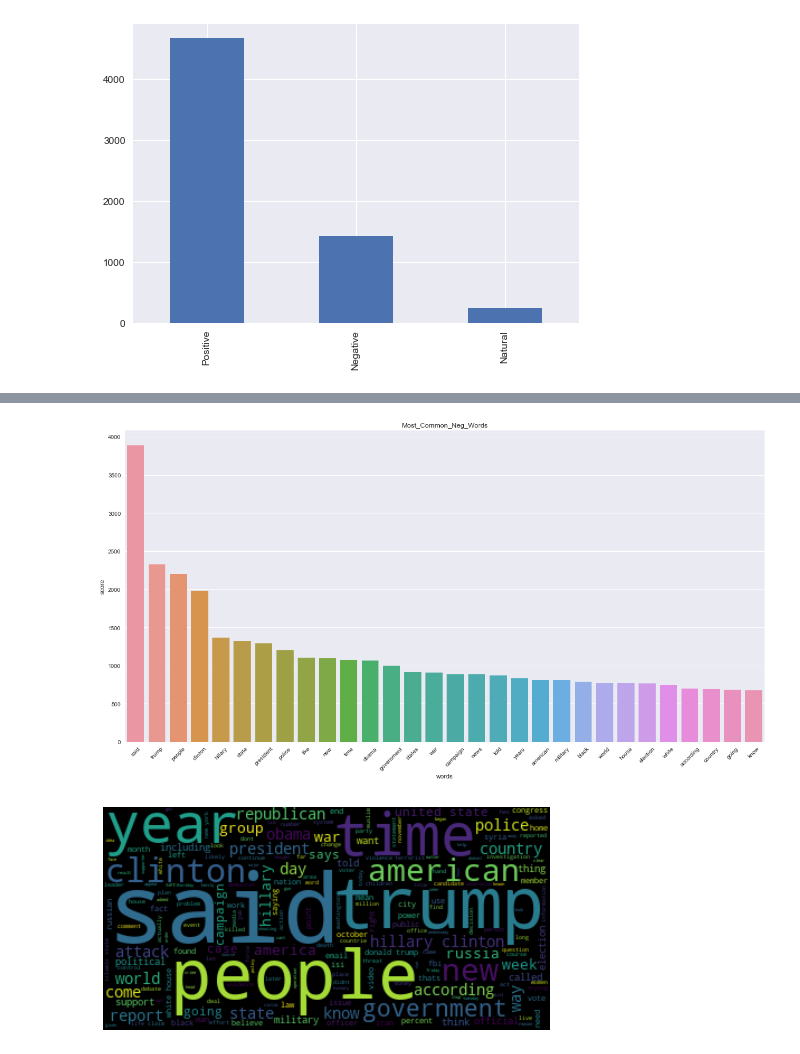
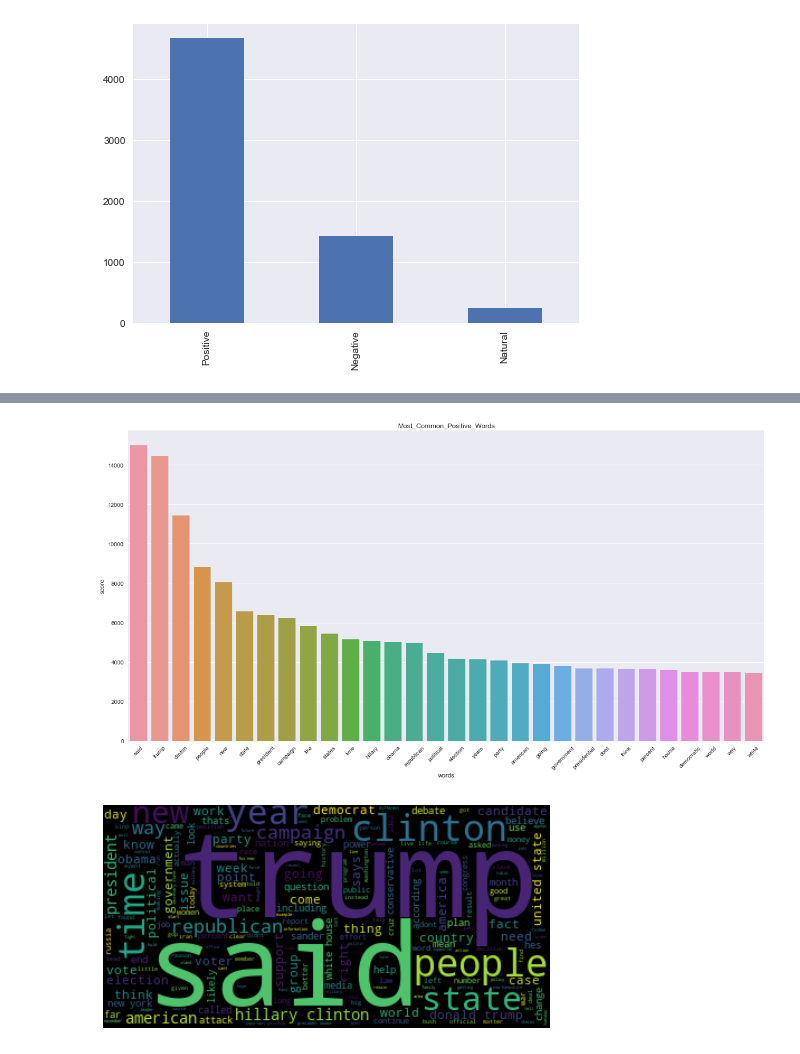
Before and after one commit to atif4/projects, a Jupyter notebook: News_sentiment_analyization.ipynb, the cells around one changed output, grey strips where cells are left out. Cells and saved outputs as stored; diff of their text form; code cells hidden in the pictures.

```diff
--- a/News_sentiment_analyization.ipynb
+++ b/News_sentiment_analyization.ipynb
@@ -145,0 +139,2 @@ df
+# %%
+df.drop(['text'],axis=1,inplace=True)
@@ -221,6 +233,6 @@ def get_news_list(news_list_name):
     news_list_name = news_list_name.tolist()
     return news_list_name
 # %%
-positive_news_list = get_news_list(positive_News)
+positive_news_list = get_news_list(positive_news)
 negative_news_list = get_news_list(negative_news)
 natural_news_list = get_news_list(natural_News)
@@ -230,6 +262,6 @@ def get_token (list_name):
     tokens = [token for line in list_name for token in line.split()]
     return tokens
 # %%
-positive_token = get_token(positive_list)
-negative_token = get_token(negative_list)
-natural_token = get_token(natural_list)
+positive_token = get_token(positive_news_list)
+negative_token = get_token(negative_news_list)
+natural_token = get_token(natural_news_list)
@@ -255,12 +336,12 @@ natural_m_c_w_4_df = get_most_common_4_df(natural_m_c_w)
 # %%
 #plot with sea bone
 plt.figure(figsize=(20,10))
-sns.barplot(x='words',y='score',data=negative_m_c_w_4_df)#we can use here positive and natural_m_c_4_df
+sns.barplot(x='words',y='score',data=positive_m_c_w_4_df)#we can use here positive and natural_m_c_4_df
 plt.xticks(rotation=45)
-plt.title("Most_Common_Neg_Words")
+plt.title("Most_Common_Positive_Words")
 plt.show()
 # %% [output]
-[figure, old version]
+[figure, new version]
 # %%
 def plot_wordcloud(docx):
     my_wordcloud = WordCloud().generate(docx)
@@ -272,6 +353,6 @@ pos_docx = ' '.join(positive_token)
 neg_docx = ' '.join(negative_token)
 nat_docx = ' '.join(natural_token)
 # %%
-plot_wordcloud(neg_docx)
+plot_wordcloud(pos_docx)
 # %% [output]
-[figure, old version]
+[figure, new version]
```
Also changed, not shown: parts of 8 cells of this notebook.
